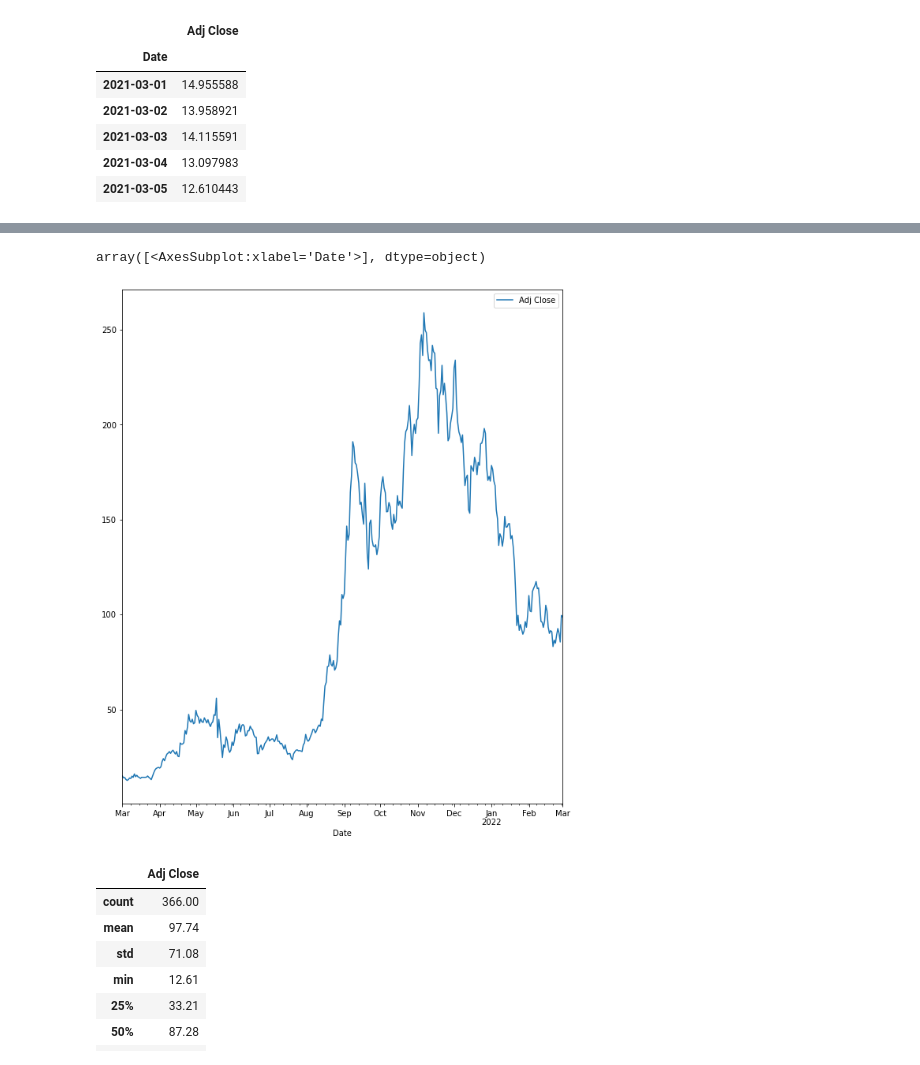
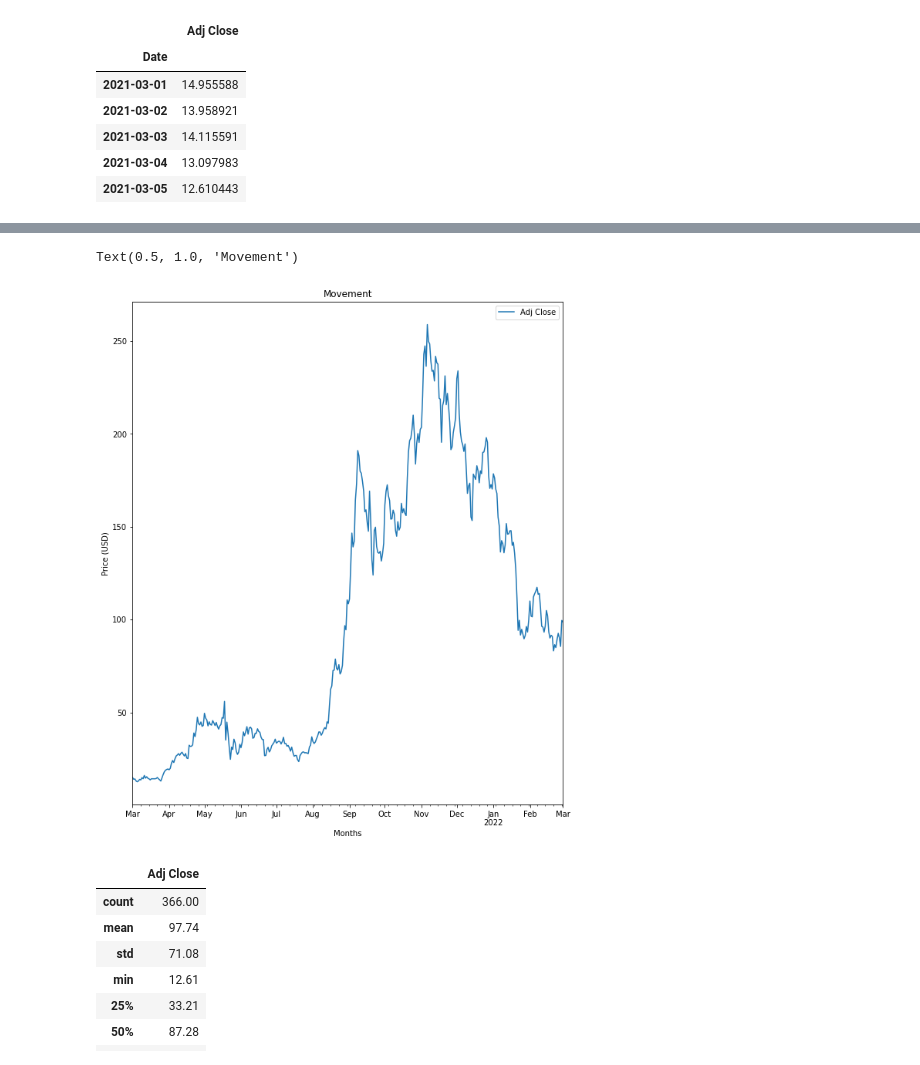
Before and after one commit to failul/solana_put_option_derivative, a Jupyter notebook: Solana_European_Put_Option_Pricing.ipynb, the cells around one changed output, grey strips where cells are left out. Cells and saved outputs as stored; diff of their text form; code cells hidden in the pictures.

```diff
--- a/CW030422-v1.ipynb
+++ b/Solana_European_Put_Option_Pricing.ipynb
@@ -62,8 +73,12 @@ data.head()
 # %%
 data.plot(figsize=(10, 12), subplots=True)
+plt.xlabel('Months')
+plt.ylabel('Price (USD)')
+plt.title('Movement')
+# Plotting the Movement of SOL USD using Adj Close
 # %% [output]
-array([<AxesSubplot:xlabel='Date'>], dtype=object)
+Text(0.5, 1.0, 'Movement')
-[figure, old version]
+[figure, new version]
 # %%
 data.describe().round(2)
 # %% [output]
```
Also changed, not shown: parts of 25 cells of this notebook.
